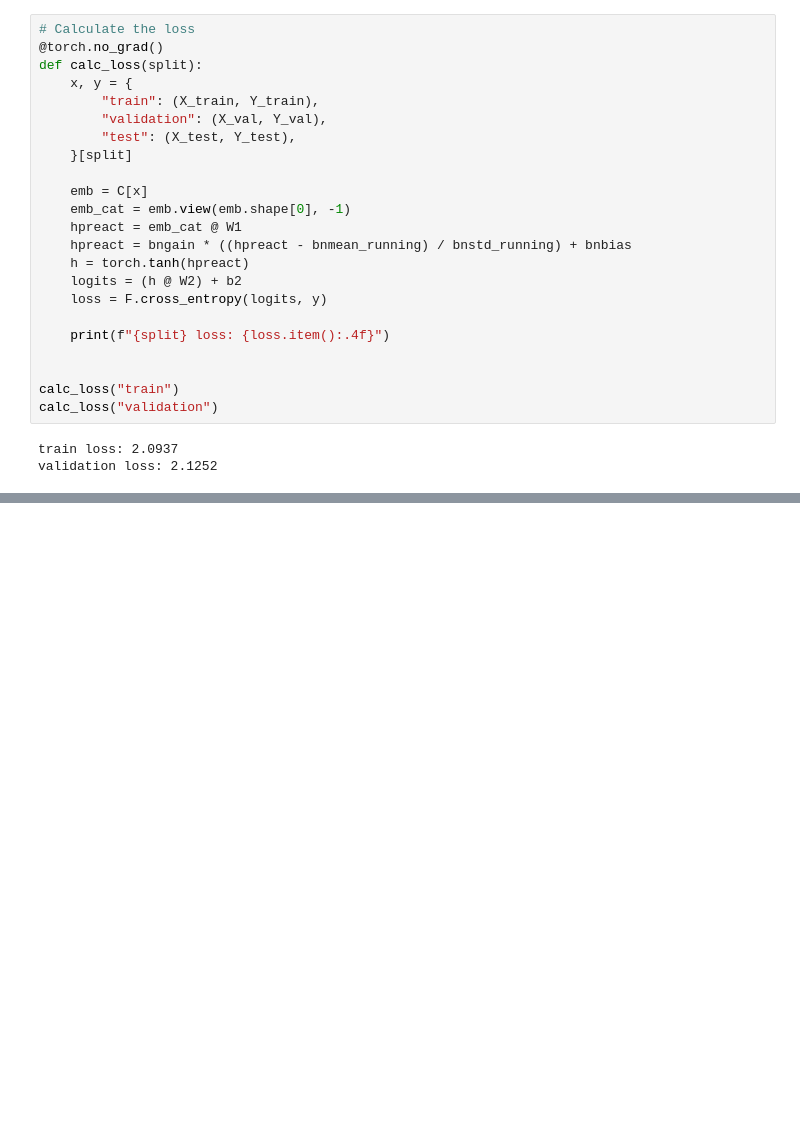
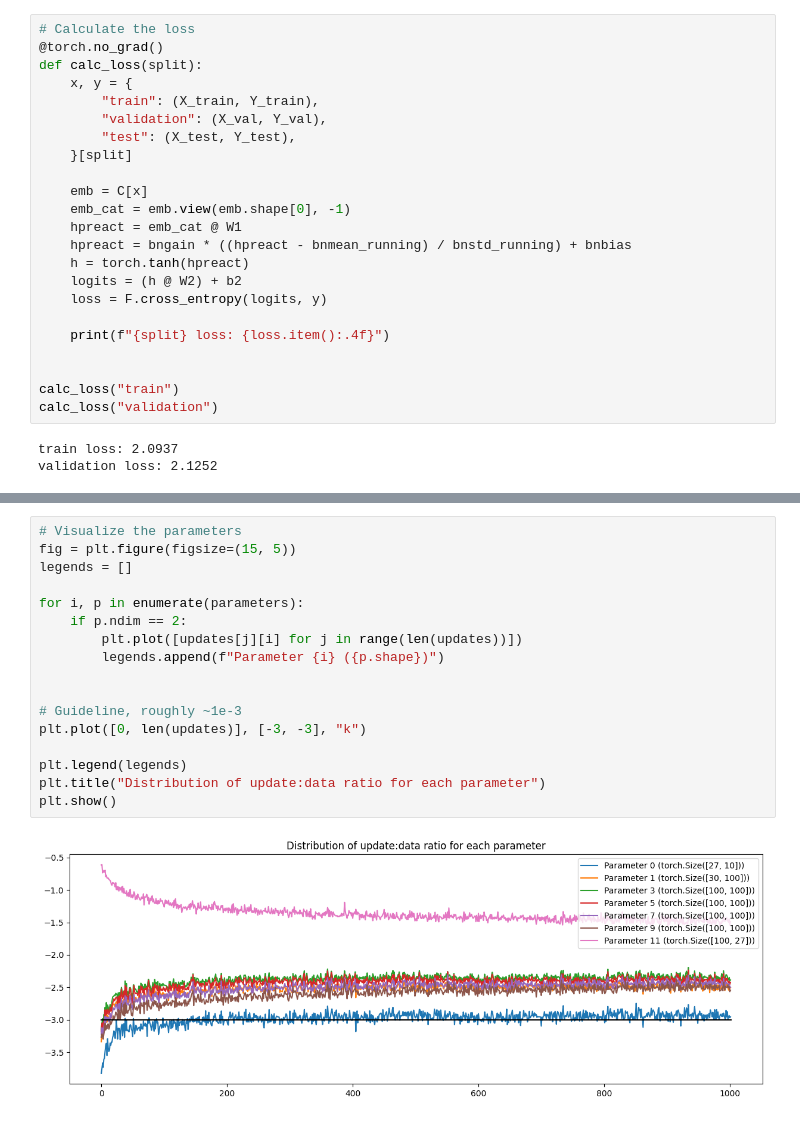
Before and after one commit to lakshyaag/neural-networks-karpathy, a Jupyter notebook: makemore/lec4.ipynb, the cells around one changed output, grey strips where cells are left out. Cells and saved outputs as stored; diff of their text form; blank space fills up the shorter version.

```diff
--- a/makemore/lec4.ipynb
+++ b/makemore/lec4.ipynb
@@ -969,0 +1212,19 @@ validation loss: 2.1252
+# %%
+# Visualize the parameters
+fig = plt.figure(figsize=(15, 5))
+legends = []
+
+for i, p in enumerate(parameters):
+    if p.ndim == 2:
+        plt.plot([updates[j][i] for j in range(len(updates))])
+        legends.append(f"Parameter {i} ({p.shape})")
+
+
+# Guideline, roughly ~1e-3
+plt.plot([0, len(updates)], [-3, -3], "k")
+
+plt.legend(legends)
+plt.title("Distribution of update:data ratio for each parameter")
+plt.show()
+# %% [output]
+[figure, added]
```
Also changed, not shown: parts of 17 cells of this notebook, 2 other files.
